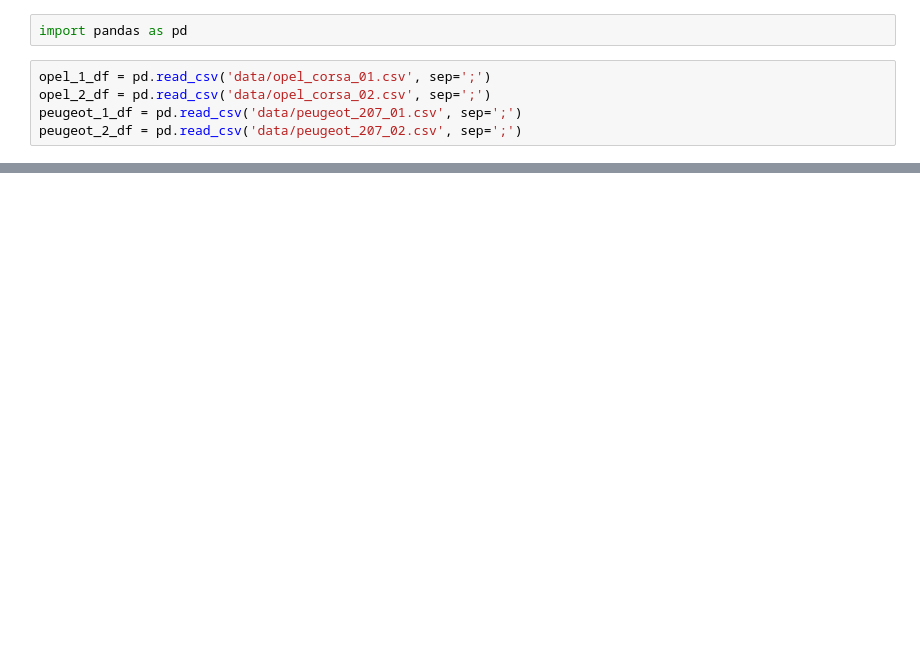
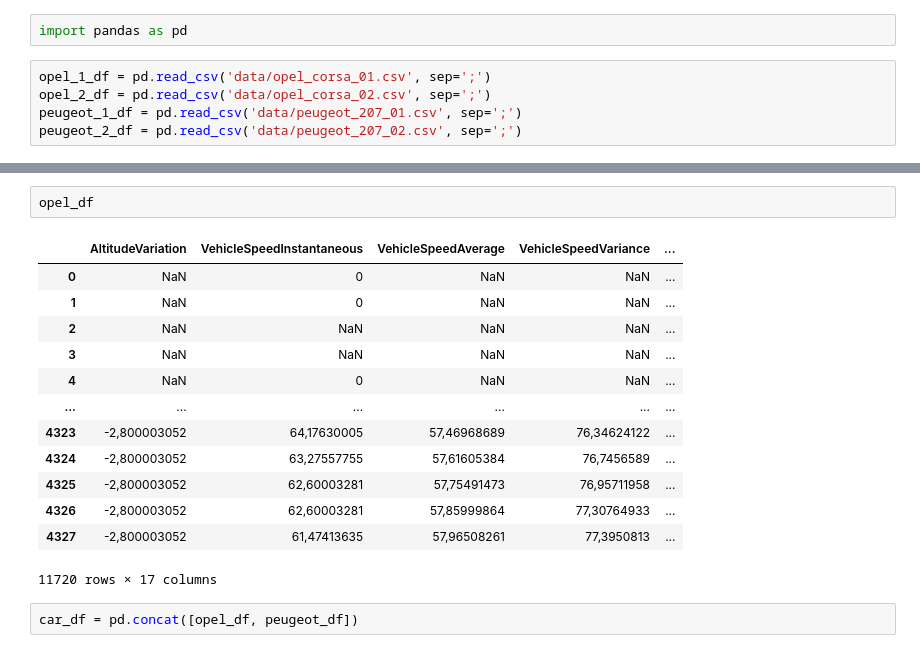
Before and after one commit to darraghs/SligoIT_ML2021_GroupB, a Jupyter notebook: Group Assignment.ipynb, the cells around one changed output, grey strips where cells are left out. Saved outputs shown, nothing was run; the diff lists cells and outputs as text; blank space fills up the shorter version.

```diff
--- a/Group Assignment.ipynb
+++ b/Group Assignment.ipynb
@@ -71,0 +40,18 @@ peugeot_2_df
+# %%
+opel_df
+# %% [output]
+|  | AltitudeVariation | VehicleSpeedInstantaneous | VehicleSpeedAverage | VehicleSpeedVariance | ... |
+| 0 | NaN | 0 | NaN | NaN | ... |
+| 1 | NaN | 0 | NaN | NaN | ... |
+| 2 | NaN | NaN | NaN | NaN | ... |
+| 3 | NaN | NaN | NaN | NaN | ... |
+| 4 | NaN | 0 | NaN | NaN | ... |
+| ... | ... | ... | ... | ... | ... |
+| 4323 | -2,800003052 | 64,17630005 | 57,46968689 | 76,34624122 | ... |
+| 4324 | -2,800003052 | 63,27557755 | 57,61605384 | 76,7456589 | ... |
+| 4325 | -2,800003052 | 62,60003281 | 57,75491473 | 76,95711958 | ... |
+| 4326 | -2,800003052 | 62,60003281 | 57,85999864 | 77,30764933 | ... |
+| 4327 | -2,800003052 | 61,47413635 | 57,96508261 | 77,3950813 | ... |
+11720 rows × 17 columns
+# %%
+car_df = pd.concat([opel_df, peugeot_df])
```
Also changed, not shown: parts of 12 cells of this notebook.
